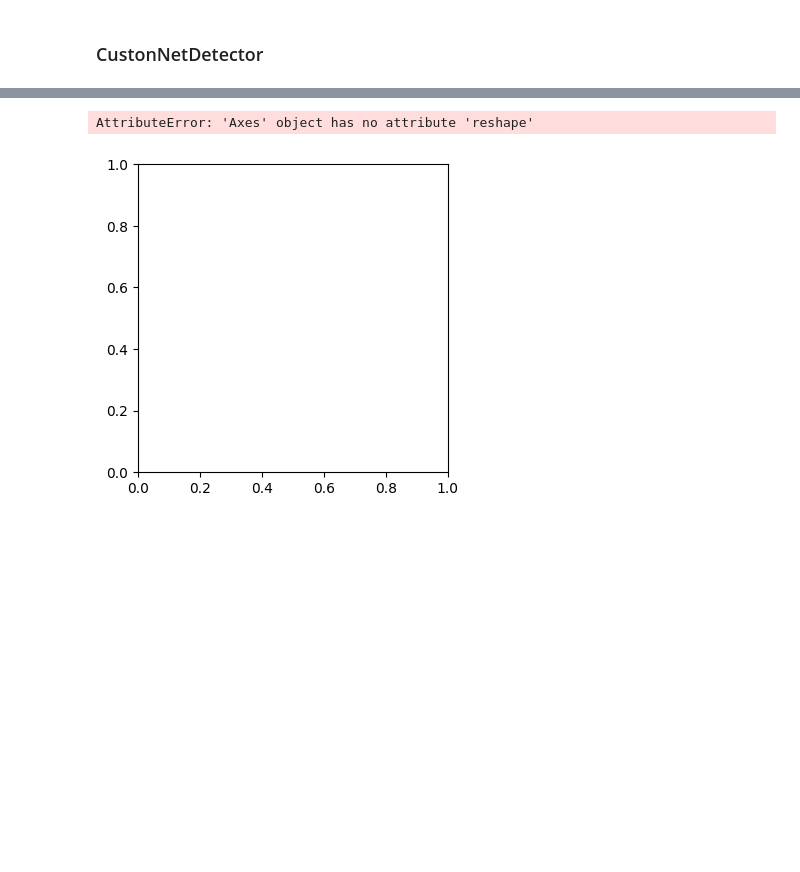
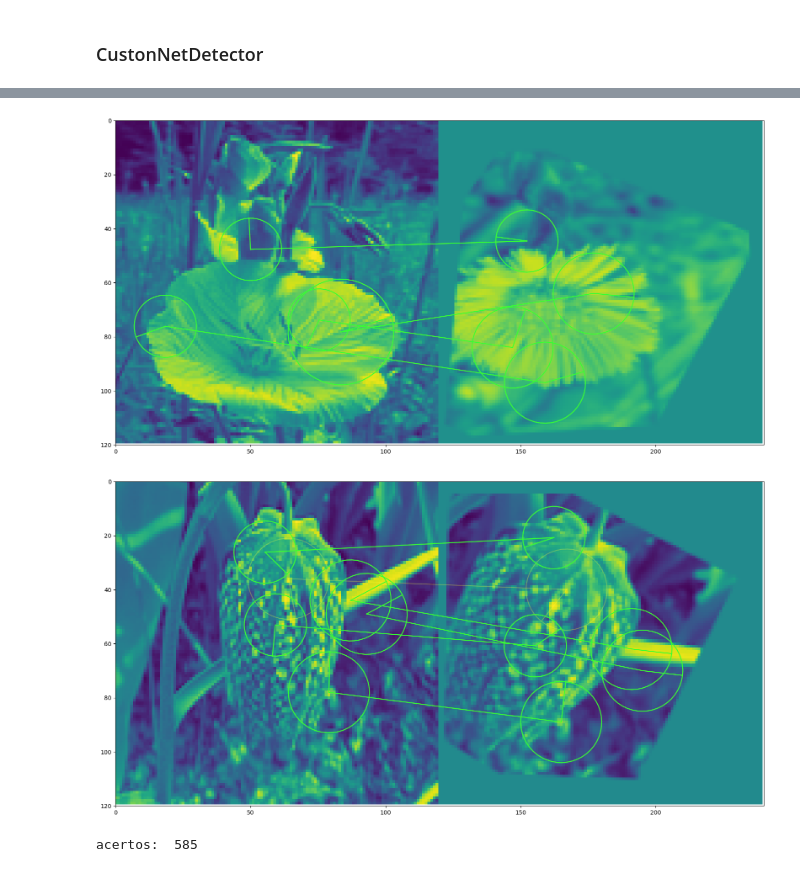
Before and after one commit to binarycode11/singular-points, a Jupyter notebook: kornia-single-myhardnet.ipynb, the cells around one changed output, grey strips where cells are left out. Saved outputs shown, nothing was run; the diff lists cells and outputs as text; code cells hidden in the pictures; blank space fills up the shorter version.

```diff
--- a/kornia-single-myhardnet.ipynb
+++ b/kornia-single-myhardnet.ipynb
@@ -124,6 +184,8 @@ def detect_and_extract_features(image, detector, descriptor, PS):
         map = detec2(image[None])
         # patches = kornia.feature.extract_patches_from_pyramid(image[None], lafs, PS)
         patches = kornia.feature.extract_patches_from_pyramid(map, lafs, PS)
+        # print('patches ',patches.shape)
+        # plot_patches_side_by_side(patches[0,:5,0])
         B, N, CH, H, W = patches.size()
         # plot_patches_side_by_side(patches[0,0])
         descs = descriptor(patches.view(B * N, CH, H, W)).view(B, N, -1)
@@ -172,9 +234,9 @@ def matching_imagens(ref_img,batch_img, repo_lafs_desc,indice):
         for i, (lafs_i, descs_i) in enumerate(repo_lafs_desc):
             # Detectar e extrair características da imagem atual do batch
 
-            # matches = bidirectional_match(descs_ref[0], descs_i[0], threshold=0.85)
+            matches = bidirectional_match(descs_ref[0], descs_i[0], threshold=0.6)
 
-            scores, matches = kornia.feature.match_snn(descs_ref[0], descs_i[0], 0.35) # correspondencia dos descritories a uma distância de 0.9
+            # scores, matches = kornia.feature.match_snn(descs_ref[0], descs_i[0], 0.35) # correspondencia dos descritories a uma distância de 0.9
 
             if matches.shape[0] >= 4:
                 # Cálculo da homografia
@@ -190,7 +252,7 @@ def matching_imagens(ref_img,batch_img, repo_lafs_desc,indice):
 
 
 
-        if best_match_info is not None and indice==best_match_index:# TODO: Remove this condition best_match_index==0
+        if best_match_info is not None and best_match_index!=indice:# TODO: Remove this condition best_match_index==0
             # Plot the best match
             from kornia_moons.viz import draw_LAF_matches
 
@@ -204,28 +266,29 @@ def matching_imagens(ref_img,batch_img, repo_lafs_desc,indice):
 # %%
 params_lists.aug_list.data_keys =["input"]
 aug_list = params_lists.aug_list
 
 acertos = 0
 total = 0
 from tqdm.notebook import tqdm
 pbar =  tqdm(testloader)
 for imgs_batch,labels_batch in pbar:# itera em todo dataset
     imgs_batch = imgs_batch.to(sp.device)
 
     params_item = next(params_lists)
     timg_gray_t = aug_list(imgs_batch,params=params_item)
     plt.show()
     repo_lafs_desc= detect_extract_feat_in_batch(timg_gray_t,detector,descriptor,PS)
 
     for i,img_gray in enumerate(imgs_batch):# itera em cada batch
-        plot_patches_side_by_side(img_gray[:5,0])
+        # plot_patches_side_by_side(img_gray[:5,0])
         match_index = matching_imagens(img_gray,timg_gray_t,repo_lafs_desc,indice=i)
         # print("match_index: ",match_index," i: ",i)
         total+=1
         if match_index == i:
             acertos += 1
         pbar.set_description(f"acertos/total: {acertos}/{total}  ")
 print("acertos: ",acertos)
 # %% [output]
+[figure, new version]
+[figure, added]
-AttributeError: 'Axes' object has no attribute 'reshape'
+acertos:  585
-[figure, old version]
```
Also changed, not shown: parts of 4 cells of this notebook, 6 other files.
